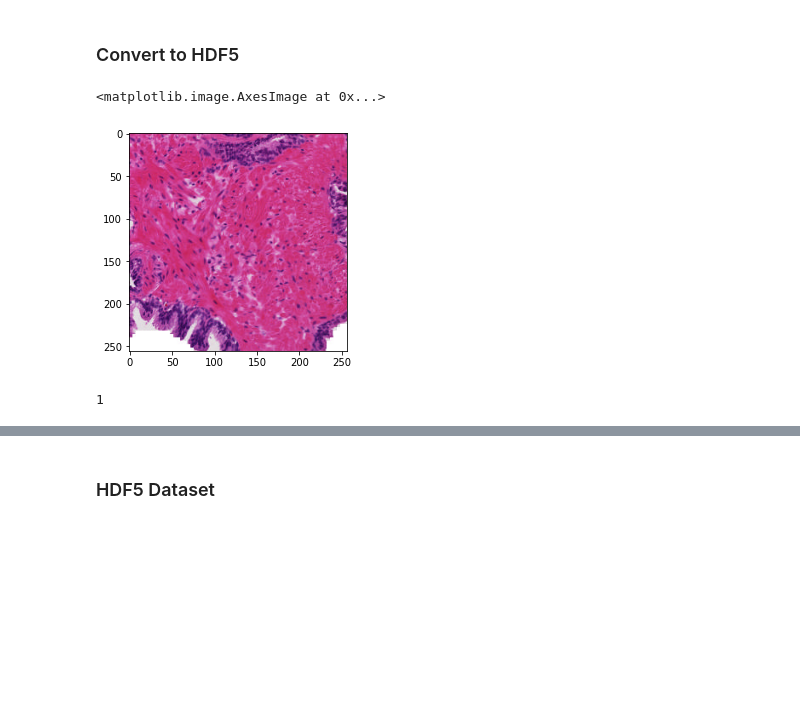
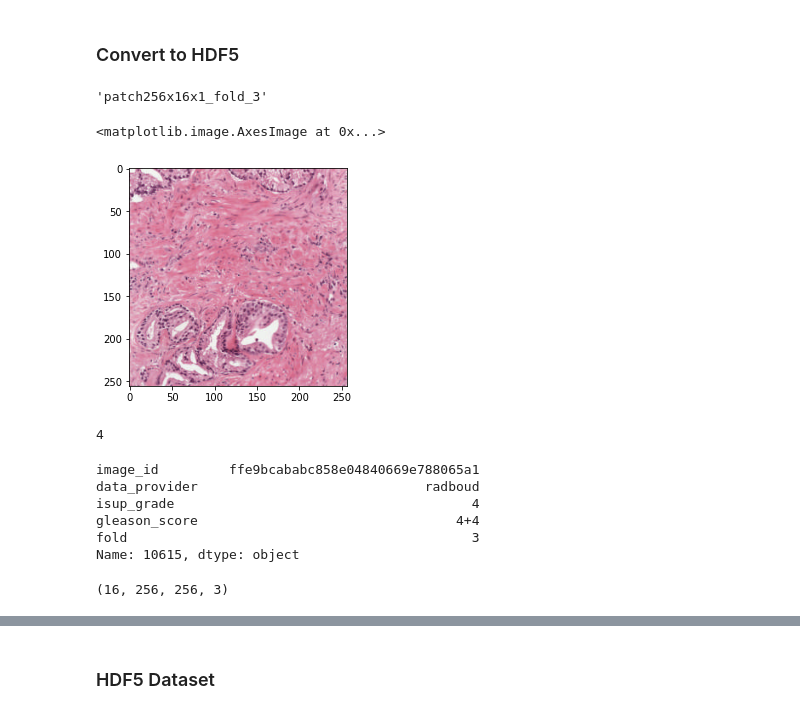
Before and after one commit to ademyanchuk/ChestXRay, a Jupyter notebook: notebooks/Create_HDF5_data.ipynb, the cells around one changed output, grey strips where cells are left out. Drawn from its saved outputs; the diff is of its cells as text; code cells hidden in the pictures; blank space fills up the shorter version.

```diff
--- a/notebooks/Create_HDF5_data.ipynb
+++ b/notebooks/Create_HDF5_data.ipynb
@@ -99,0 +132,4 @@ patches.shape, patches.dtype
+# %%
+# make it for every fold
+train = folds[folds["fold"] == fold].copy()
+print(f"Will process {len(train)} number of images")
@@ -99,0 +138,9 @@ patches.shape, patches.dtype
+# %%
+labels = train[CFG.target_col].values.astype(np.uint8)
+patches = np.empty(shape=(len(train), CFG.num_tiles, CFG.tile_sz, CFG.tile_sz, 3), dtype=np.uint8)
+
+for i, file_id in enumerate(train[CFG.img_id_col]):
+    p = tiff_to_patches(file_id)
+    patches[i] = p
+    if (i+1)%100 == 0:
+        print(f"Process {i+1} images")
@@ -126,4 +205,10 @@ def store_to_hdf5(file_name, images, labels):
         "labels", np.shape(labels), h5py.h5t.STD_U8BE, data=labels
     )
     file.close()
+# %%
+file_name = f"patch{CFG.tile_sz}x{CFG.num_tiles}x{CFG.tiff_layer}_fold_{fold}"
+# %%
+file_name
+# %% [output]
+'patch256x16x1_fold_3'
 # %%
@@ -152,13 +237,22 @@ def read_many_hdf5(file_name):
 
     return images, labels
 # %%
-imgs, labels = read_many_hdf5("patches500")
+imgs, labels = read_many_hdf5(file_name)
 # %%
-plt.imshow(imgs[0,0])
+plt.imshow(imgs[-1,0])
 # %% [output]
 <matplotlib.image.AxesImage at 0x...>
-[figure, old version]
+[figure, new version]
 # %%
-labels[0]
+labels[-1]
 # %% [output]
-1
+4
+# %%
+train.iloc[-1]
+# %% [output]
+image_id         ffe9bcababc858e04840669e788065a1
+data_provider                             radboud
+isup_grade                                      4
+gleason_score                                 4+4
+fold                                            3
+Name: 10615, dtype: object
@@ -164,0 +263,4 @@ labels[0]
+# %%
+img.shape
+# %% [output]
+(16, 256, 256, 3)
```
Also changed, not shown: parts of 20 cells of this notebook.
